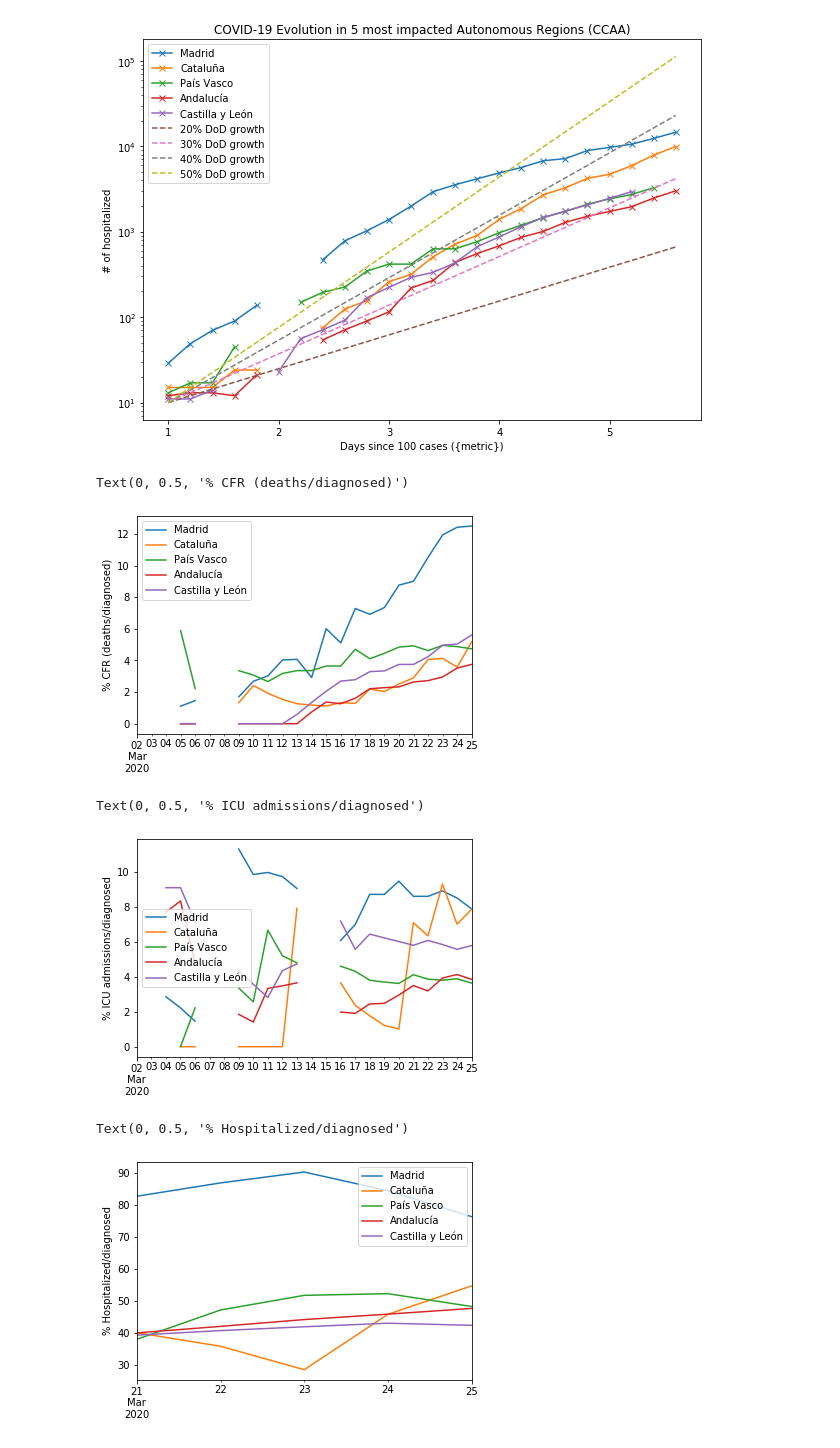
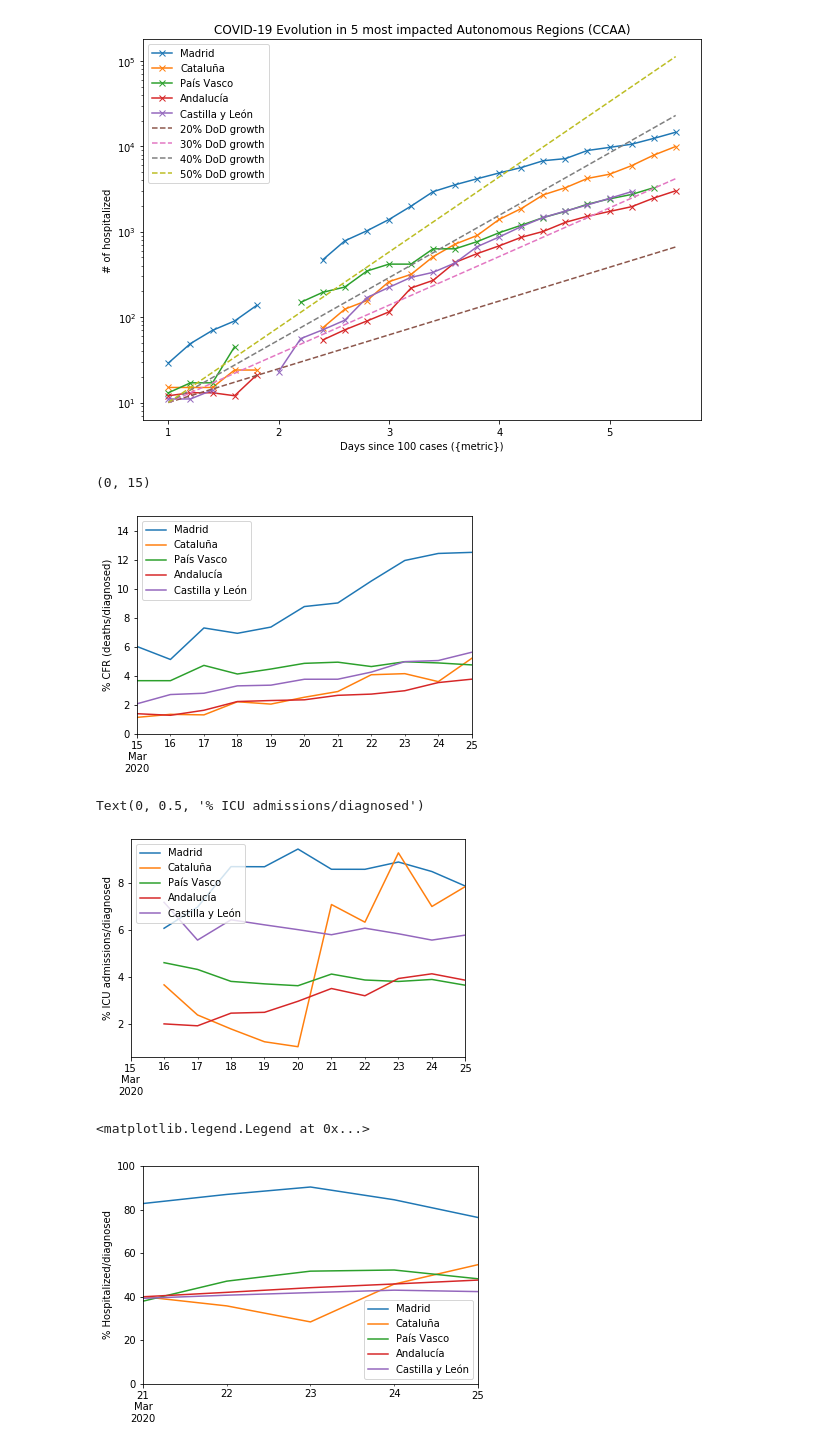
Before and after one commit to atibaup/covid-spain, a Jupyter notebook: notebooks/001_plots.ipynb, the cells around one changed output. Saved outputs shown, nothing was run; the diff lists cells and outputs as text; code cells hidden in the pictures.

Commit message:
updated plots

```diff
--- a/notebooks/001_plots.ipynb
+++ b/notebooks/001_plots.ipynb
@@ -71,24 +71,25 @@ for metric, threshold in zip(metrics, thresholds):
 [figure]
 # %%
 cfr = (deaths/diagnosed * 100)[most_impacted_ccaa.index]
-cfr.plot()
+cfr.loc[cfr.index >= '2020-03-15'].plot()
 plt.ylabel('% CFR (deaths/diagnosed)')
+plt.ylim([0, 15])
 # %% [output]
-Text(0, 0.5, '% CFR (deaths/diagnosed)')
+(0, 15)
-[figure, old version]
+[figure, new version]
 # %%
 cir = (100*icu/diagnosed)[most_impacted_ccaa.index]
-
-cir.plot()
+cir.loc[cir.index >= '2020-03-15'].plot()
 plt.ylabel('% ICU admissions/diagnosed')
 # %% [output]
 Text(0, 0.5, '% ICU admissions/diagnosed')
-[figure, old version]
+[figure, new version]
 # %%
 chr = (100*hospitalized/diagnosed)[most_impacted_ccaa.index]
-
 chr.loc[chr.index >= '2020-03-21'].plot()
 plt.ylabel('% Hospitalized/diagnosed')
+plt.ylim([0, 100])
+plt.legend()
 # %% [output]
-Text(0, 0.5, '% Hospitalized/diagnosed')
+<matplotlib.legend.Legend at 0x...>
-[figure, old version]
+[figure, new version]
```
Also changed, not shown: parts of 1 cell of this notebook.
